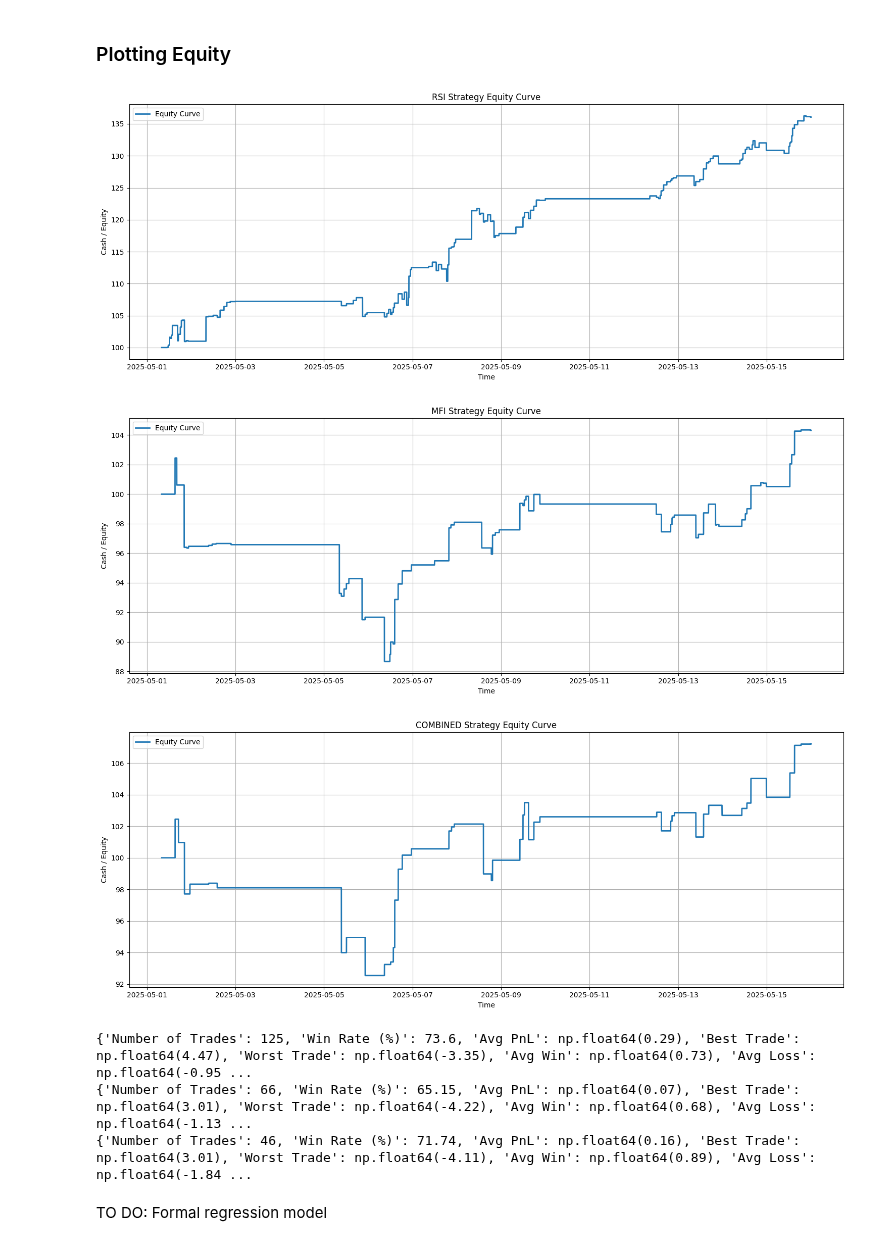
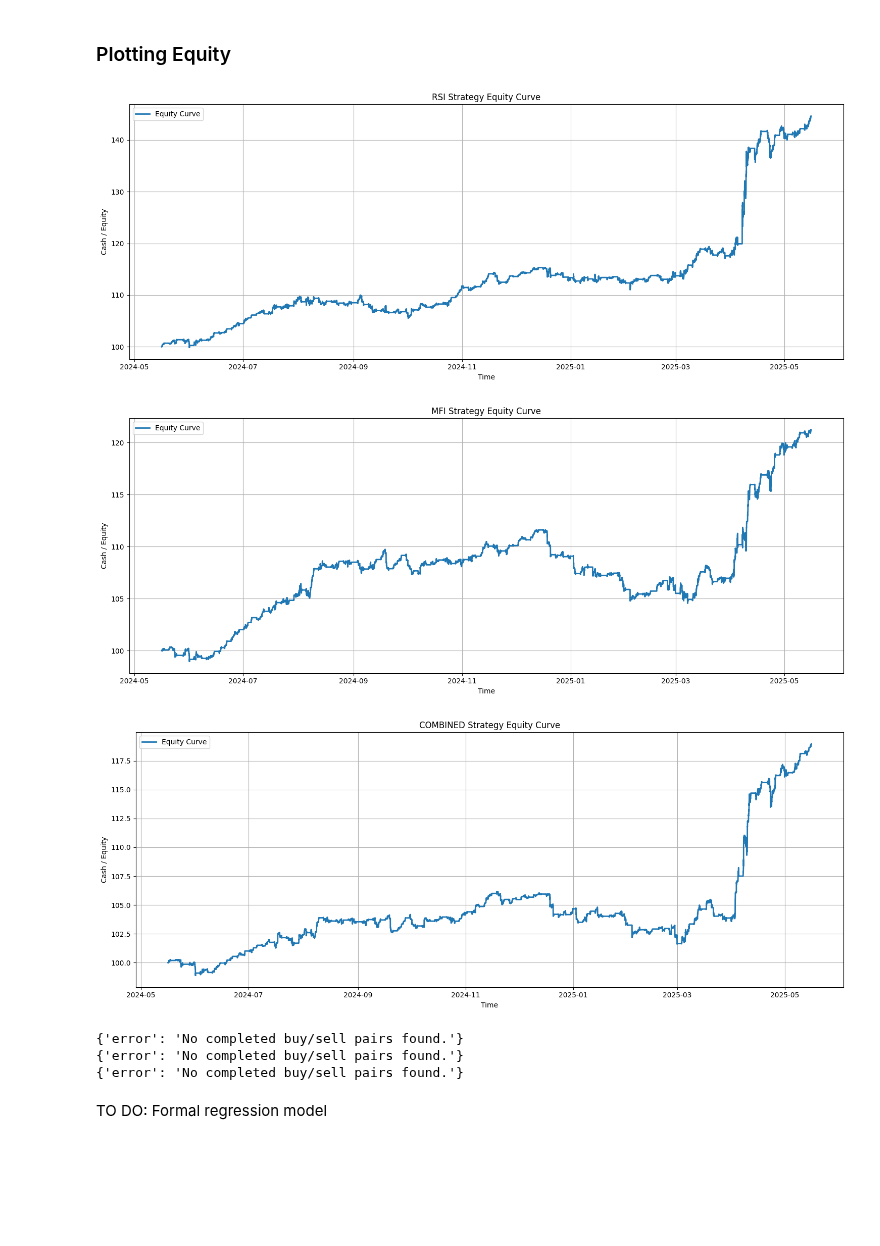
Before and after one commit to Code-For-3/Trading-for-Dummies, a Jupyter notebook: Indicators.ipynb, the cells around one changed output. Cells and saved outputs as stored; diff of their text form; code cells hidden in the pictures; blank space fills up the shorter version.

```diff
--- a/Indicators.ipynb
+++ b/Indicators.ipynb
@@ -121,31 +121,31 @@ def plot_equity_curve(equity_rsi, equity_mfi, equity_combined):
     plt.tight_layout()
     plt.show()
 # %%
-df = get_stock_data("SPY", "2025-05-01", "2025-05-16", "Minute", 1)
+df = get_stock_data("SPY", "2024-05-16", "2025-05-16", "Minute", 1)
 
 # RSI
 signals = generate_signals_rsi(df)
-equity_rsi, trade_log_rsi = backtest(signals)
+equity_rsi, trade_log_rsi = backtest(signals, initial_cash=100)
 
 # MFI
 signals = generate_signals_mfi(df)
-equity_mfi, trade_log_mfi = backtest(signals)
+equity_mfi, trade_log_mfi = backtest(signals, initial_cash=100)
 
 # Combined
 signals = generate_combined_signal(df)
-equity_combined, trade_log_combined = backtest(signals)
+equity_combined, trade_log_combined = backtest(signals, initial_cash=100)
 
 plot_equity_curve(equity_rsi, equity_mfi, equity_combined)
 print(evaluate_trades(trade_log_rsi))
 print(evaluate_trades(trade_log_mfi))
 print(evaluate_trades(trade_log_combined))
 # %% [output]
-[figure, old version]
+[figure, new version]
-[figure, old version]
+[figure, new version]
-[figure, old version]
+[figure, new version]
-{'Number of Trades': 125, 'Win Rate (%)': 73.6, 'Avg PnL': np.float64(0.29), 'Best Trade': np.float64(4.47), 'Worst Trade': np.float64(-3.35), 'Avg Win': np.float64(0.73), 'Avg Loss': np.float64(-0.95 ...
-{'Number of Trades': 66, 'Win Rate (%)': 65.15, 'Avg PnL': np.float64(0.07), 'Best Trade': np.float64(3.01), 'Worst Trade': np.float64(-4.22), 'Avg Win': np.float64(0.68), 'Avg Loss': np.float64(-1.13 ...
-{'Number of Trades': 46, 'Win Rate (%)': 71.74, 'Avg PnL': np.float64(0.16), 'Best Trade': np.float64(3.01), 'Worst Trade': np.float64(-4.11), 'Avg Win': np.float64(0.89), 'Avg Loss': np.float64(-1.84 ...
+{'error': 'No completed buy/sell pairs found.'}
+{'error': 'No completed buy/sell pairs found.'}
+{'error': 'No completed buy/sell pairs found.'}
 # %% [markdown]
 TO DO:
 Formal regression model
```
Also changed, not shown: parts of 8 cells of this notebook, 1 other file.
